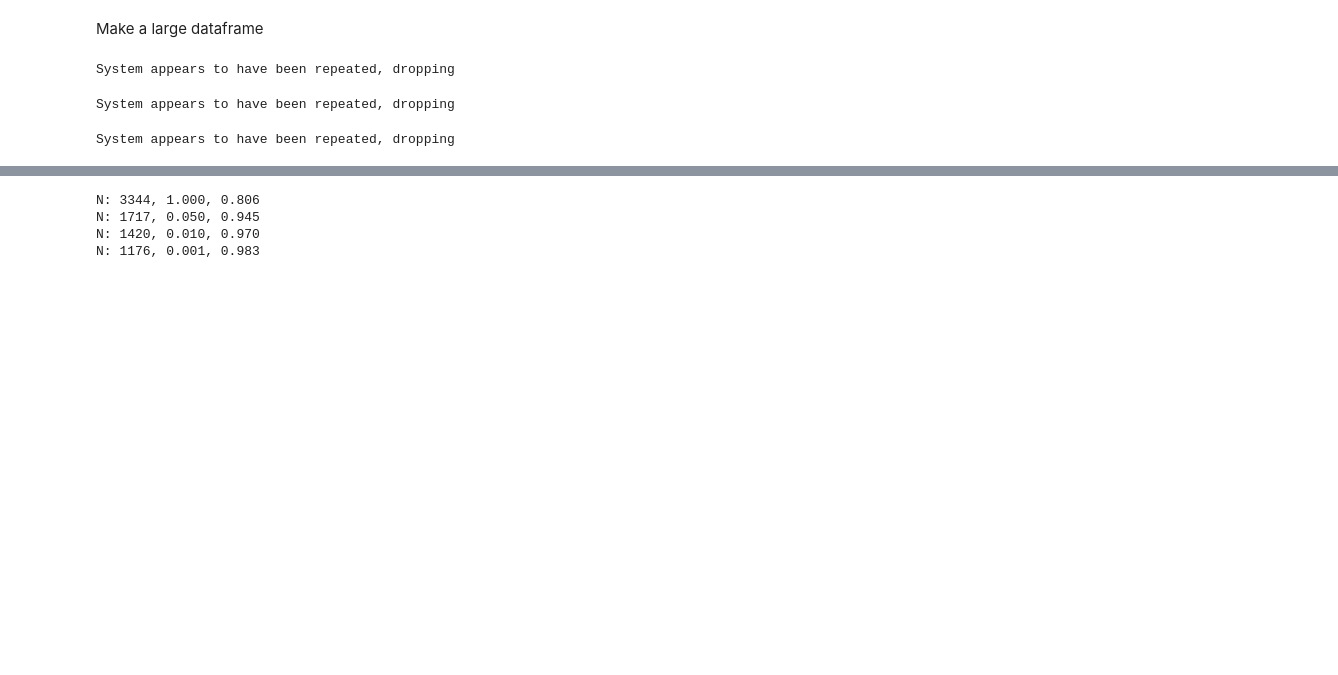
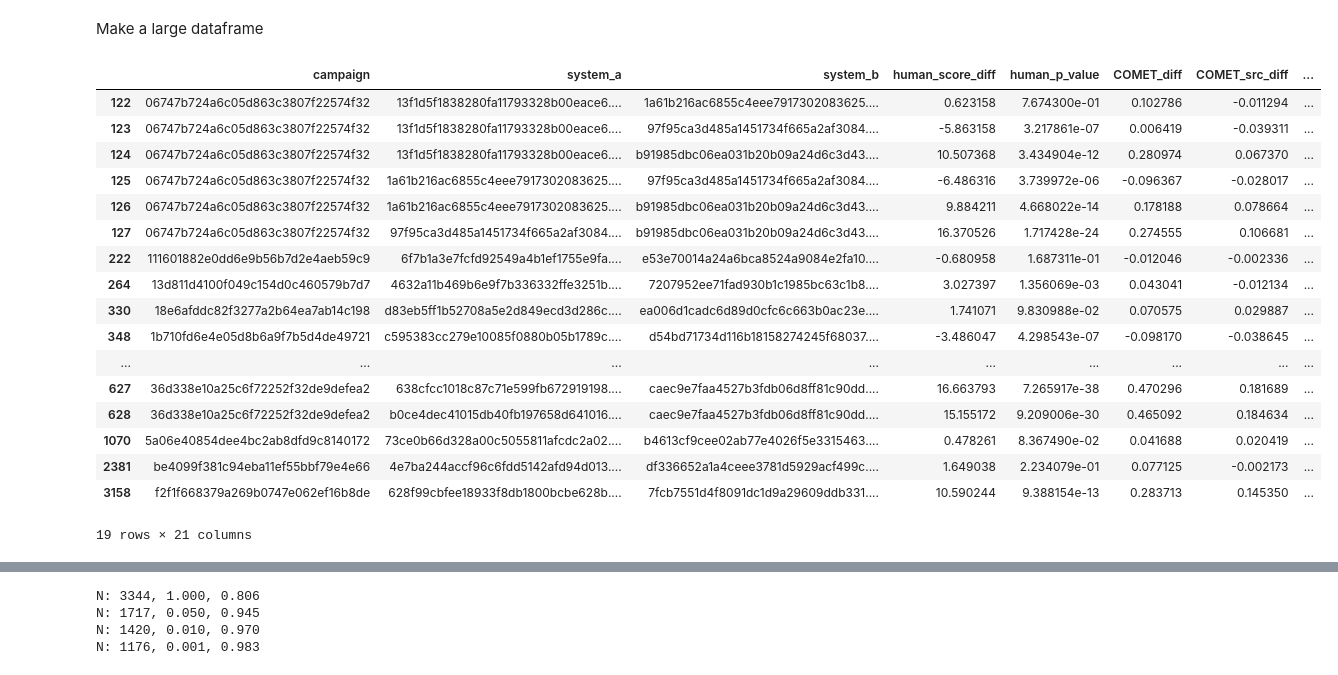
Before and after one commit to ahoho/ToShipOrNotToShip, a Jupyter notebook: simulated-system-comparison.ipynb, the cells around one changed output, grey strips where cells are left out. Drawn from its saved outputs; the diff is of its cells as text; code cells hidden in the pictures; blank space fills up the shorter version.

Commit message:
comparisons with full data

```diff
--- a/simulated-system-comparison.ipynb
+++ b/simulated-system-comparison.ipynb
@@ -59,10 +59,6 @@ for campaign in data:
 data_df = pd.concat(data_df, ignore_index=True)
 data_df = data_df.drop("Unnamed: 0", axis=1)
 # %%
-METRIC = "Prism_ref" # just a test
-
-# data_df = get_valid(data_df)
-
 results = []
 for campaign in tqdm(data_df.campaign.unique()):
     campaign_df = data_df.loc[data_df.campaign == campaign]
@@ -79,10 +75,6 @@ for campaign in tqdm(data_df.campaign.unique()):
         if skip_pair:
             continue
 
-        # get automated score diff
-        for metric in investigated_metrics:
-            auto_score_diff = system_a_df[f"metric_{METRIC}"].mean() - system_b_df[f"metric_{METRIC}"].mean()
-
         # get human score diff
         system_a_df, system_b_df = get_valid(system_a_df), get_valid(system_b_df)
         if len(system_a_df) != len(system_b_df) or sum(abs(system_a_df['SegmentID'] - system_b_df['SegmentID'])) != 0:
@@ -93,6 +85,13 @@ for campaign in tqdm(data_df.campaign.unique()):
                 raise ValueError("SegmentIDs are not equal")
 
         human_score_diff = system_a_df["Score"].mean() - system_b_df["Score"].mean()
+
+        # get automated score diff
+        auto_score_diffs, accuracies = {}, {}
+        for metric in investigated_metrics:
+            auto_score_diff = system_a_df[f"metric_{metric}"].mean() - system_b_df[f"metric_{metric}"].mean()
+            auto_score_diffs[f"{metric}_diff"] = auto_score_diff
+            accuracies[f"{metric}_acc"] = np.sign(auto_score_diff) == np.sign(human_score_diff)
 
         differences = (system_a_df["Score"] - system_b_df["Score"]).to_list()
         if np.sum(differences) == 0:
@@ -110,13 +109,36 @@ for campaign in tqdm(data_df.campaign.unique()):
             "system_b": system_b,
             "human_score_diff": human_score_diff,
             "human_p_value": p_value_twosided,
-            "auto_score_diff": auto_score_diff,
-            "accuracy": np.sign(auto_score_diff) == np.sign(human_score_diff)
+            **auto_score_diffs,
+            **accuracies,
         }
         results.append(result)
 
 results = pd.DataFrame(results)
-# %% [output]
-System appears to have been repeated, dropping
-System appears to have been repeated, dropping
-System appears to have been repeated, dropping
+# %%
+campaign_names = results.campaign.unique()
+
+# if sampling by campaign
+sampled_campaigns = np.random.choice(campaign_names, 10)
+sampled_subset = results.loc[results.campaign.isin(sampled_campaigns)]
+
+sampled_subset
+# %% [output]
+|  | campaign | system_a | system_b | human_score_diff | human_p_value | COMET_diff | COMET_src_diff | ... |
+| 122 | 06747b724a6c05d863c3807f22574f32 | 13f1d5f1838280fa11793328b00eace6.... | 1a61b216ac6855c4eee7917302083625.... | 0.623158 | 7.674300e-01 | 0.102786 | -0.011294 | ... |
+| 123 | 06747b724a6c05d863c3807f22574f32 | 13f1d5f1838280fa11793328b00eace6.... | 97f95ca3d485a1451734f665a2af3084.... | -5.863158 | 3.217861e-07 | 0.006419 | -0.039311 | ... |
+| 124 | 06747b724a6c05d863c3807f22574f32 | 13f1d5f1838280fa11793328b00eace6.... | b91985dbc06ea031b20b09a24d6c3d43.... | 10.507368 | 3.434904e-12 | 0.280974 | 0.067370 | ... |
+| 125 | 06747b724a6c05d863c3807f22574f32 | 1a61b216ac6855c4eee7917302083625.... | 97f95ca3d485a1451734f665a2af3084.... | -6.486316 | 3.739972e-06 | -0.096367 | -0.028017 | ... |
+| 126 | 06747b724a6c05d863c3807f22574f32 | 1a61b216ac6855c4eee7917302083625.... | b91985dbc06ea031b20b09a24d6c3d43.... | 9.884211 | 4.668022e-14 | 0.178188 | 0.078664 | ... |
+| 127 | 06747b724a6c05d863c3807f22574f32 | 97f95ca3d485a1451734f665a2af3084.... | b91985dbc06ea031b20b09a24d6c3d43.... | 16.370526 | 1.717428e-24 | 0.274555 | 0.106681 | ... |
+| 222 | 111601882e0dd6e9b56b7d2e4aeb59c9 | 6f7b1a3e7fcfd92549a4b1ef1755e9fa.... | e53e70014a24a6bca8524a9084e2fa10.... | -0.680958 | 1.687311e-01 | -0.012046 | -0.002336 | ... |
+| 264 | 13d811d4100f049c154d0c460579b7d7 | 4632a11b469b6e9f7b336332ffe3251b.... | 7207952ee71fad930b1c1985bc63c1b8.... | 3.027397 | 1.356069e-03 | 0.043041 | -0.012134 | ... |
+| 330 | 18e6afddc82f3277a2b64ea7ab14c198 | d83eb5ff1b52708a5e2d849ecd3d286c.... | ea006d1cadc6d89d0cfc6c663b0ac23e.... | 1.741071 | 9.830988e-02 | 0.070575 | 0.029887 | ... |
+| 348 | 1b710fd6e4e05d8b6a9f7b5d4de49721 | c595383cc279e10085f0880b05b1789c.... | d54bd71734d116b18158274245f68037.... | -3.486047 | 4.298543e-07 | -0.098170 | -0.038645 | ... |
+| ... | ... | ... | ... | ... | ... | ... | ... | ... |
+| 627 | 36d338e10a25c6f72252f32de9defea2 | 638cfcc1018c87c71e599fb672919198.... | caec9e7faa4527b3fdb06d8ff81c90dd.... | 16.663793 | 7.265917e-38 | 0.470296 | 0.181689 | ... |
+| 628 | 36d338e10a25c6f72252f32de9defea2 | b0ce4dec41015db40fb197658d641016.... | caec9e7faa4527b3fdb06d8ff81c90dd.... | 15.155172 | 9.209006e-30 | 0.465092 | 0.184634 | ... |
+| 1070 | 5a06e40854dee4bc2ab8dfd9c8140172 | 73ce0b66d328a00c5055811afcdc2a02.... | b4613cf9cee02ab77e4026f5e3315463.... | 0.478261 | 8.367490e-02 | 0.041688 | 0.020419 | ... |
+| 2381 | be4099f381c94eba11ef55bbf79e4e66 | 4e7ba244accf96c6fdd5142afd94d013.... | df336652a1a4ceee3781d5929acf499c.... | 1.649038 | 2.234079e-01 | 0.077125 | -0.002173 | ... |
+| 3158 | f2f1f668379a269b0747e062ef16b8de | 628f99cbfee18933f8db1800bcbe628b.... | 7fcb7551d4f8091dc1d9a29609ddb331.... | 10.590244 | 9.388154e-13 | 0.283713 | 0.145350 | ... |
+19 rows × 21 columns
```
Also changed, not shown: parts of 7 cells of this notebook.
